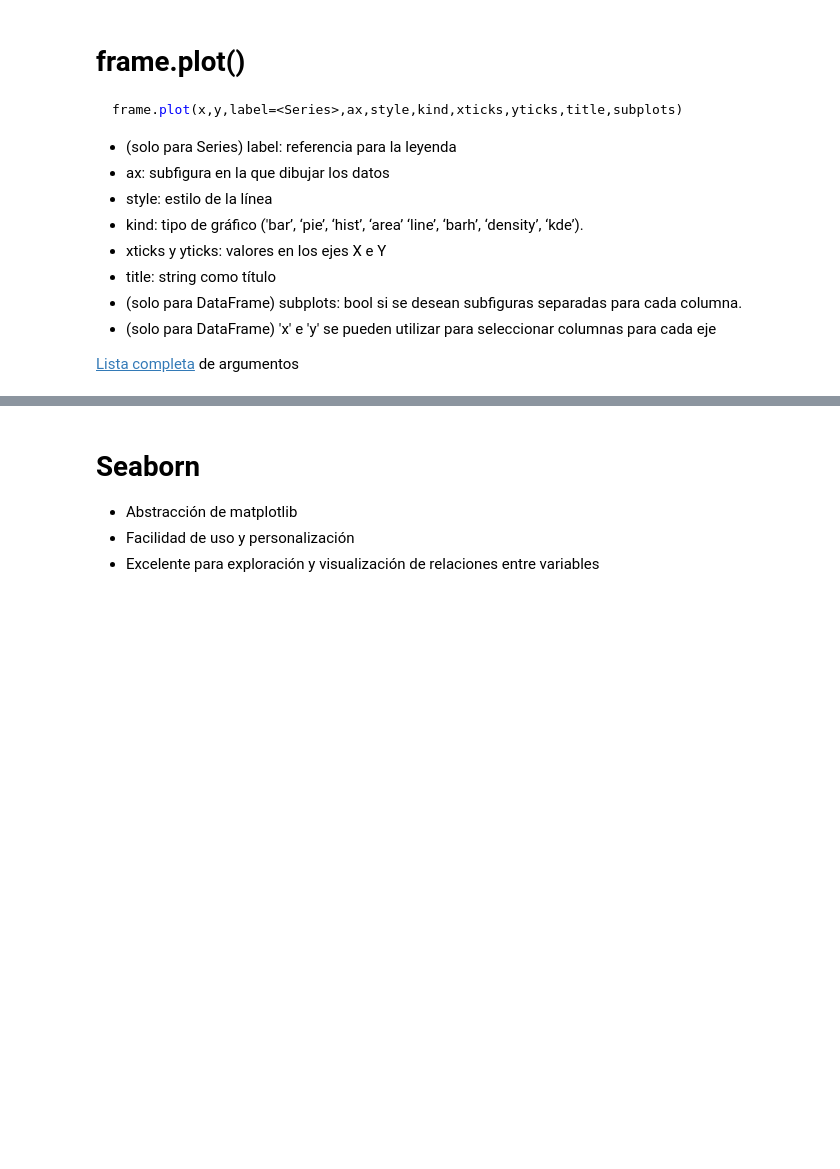
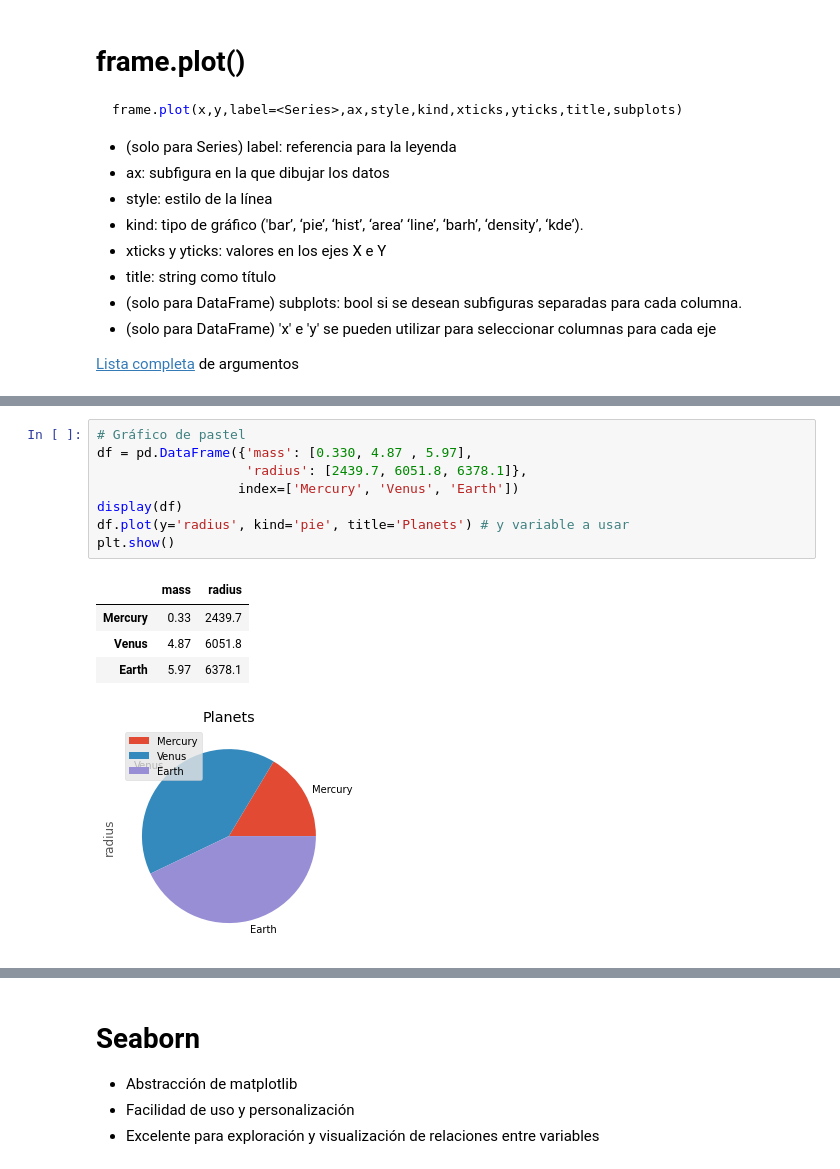
Before and after one commit to aguevaranv/Master, a Jupyter notebook: 01MIAR - Python/notebooks/01MIAR_10_Visualization.ipynb, the cells around one changed output, grey strips where cells are left out. Drawn from its saved outputs; the diff is of its cells as text; blank space fills up the shorter version.

```diff
--- a/01MIAR - Python/notebooks/01MIAR_10_Visualization.ipynb
+++ b/01MIAR - Python/notebooks/01MIAR_10_Visualization.ipynb
@@ -500,3 +541,17 @@ plt.show()
+# %%
+# Gráfico de pastel
+df = pd.DataFrame({'mass': [0.330, 4.87 , 5.97],
+                   'radius': [2439.7, 6051.8, 6378.1]},
+                  index=['Mercury', 'Venus', 'Earth'])
+display(df)
+df.plot(y='radius', kind='pie', title='Planets') # y variable a usar
+plt.show()
+# %% [output]
+|  | mass | radius |
+| Mercury | 0.33 | 2439.7 |
+| Venus | 4.87 | 6051.8 |
+| Earth | 5.97 | 6378.1 |
+[figure, added]
 # %%
 # Gráfico de pastel
 df = pd.DataFrame({'mass': [0.330, 4.87 , 5.97],
```
Also changed, not shown: parts of 46 cells of this notebook, 11 other files.
